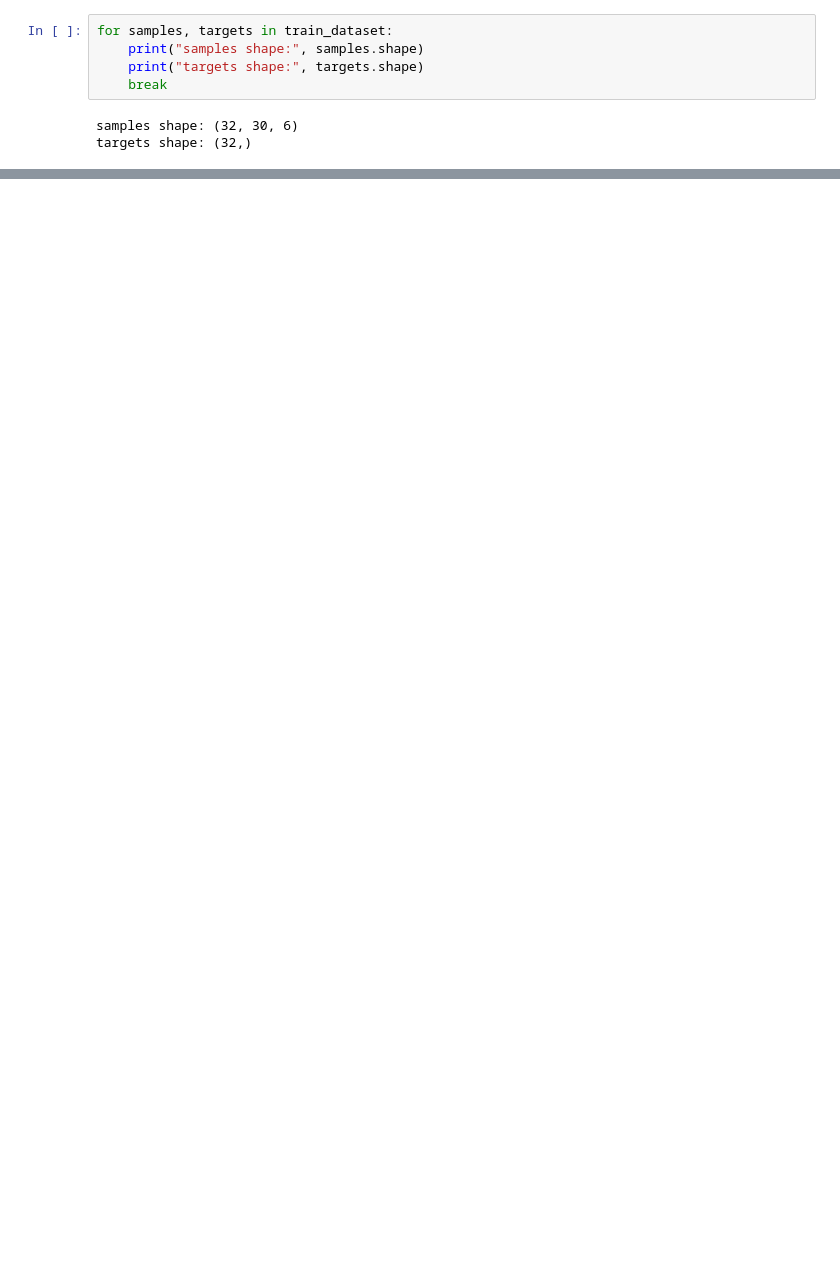
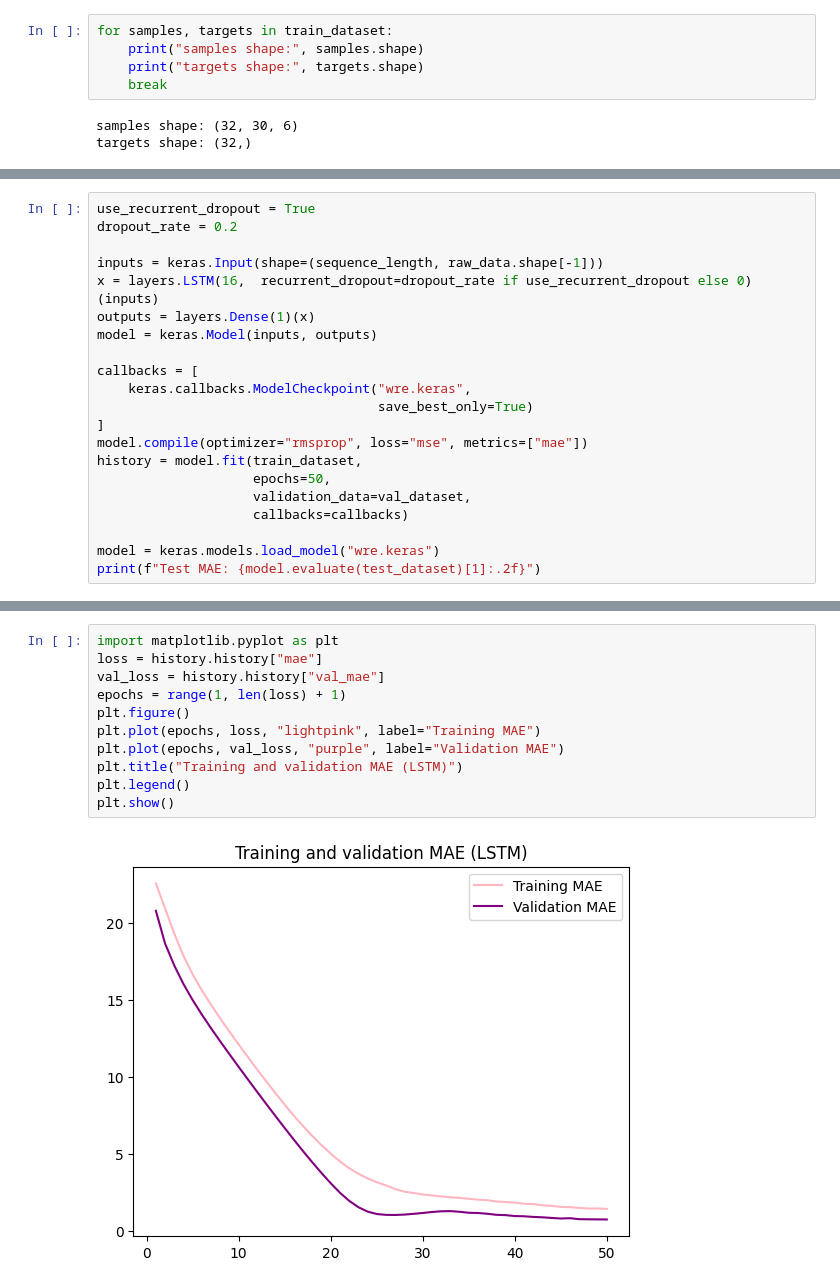
Before and after one commit to Vovleras/Taller3NunezVolveras, a Jupyter notebook: red.ipynb, the cells around one changed output, grey strips where cells are left out. Cells and saved outputs as stored; diff of their text form; blank space fills up the shorter version.

```diff
--- a/red.ipynb
+++ b/red.ipynb
@@ -176,0 +186,21 @@ targets shape: (32,)
+# %%
+use_recurrent_dropout = True
+dropout_rate = 0.2
+
+inputs = keras.Input(shape=(sequence_length, raw_data.shape[-1]))
+x = layers.LSTM(16,  recurrent_dropout=dropout_rate if use_recurrent_dropout else 0)(inputs)
+outputs = layers.Dense(1)(x)
+model = keras.Model(inputs, outputs)
+
+callbacks = [
+    keras.callbacks.ModelCheckpoint("wre.keras",
+                                    save_best_only=True)
+]
+model.compile(optimizer="rmsprop", loss="mse", metrics=["mae"])
+history = model.fit(train_dataset,
+                    epochs=50,
+                    validation_data=val_dataset,
+                    callbacks=callbacks)
+
+model = keras.models.load_model("wre.keras")
+print(f"Test MAE: {model.evaluate(test_dataset)[1]:.2f}")
@@ -176,0 +225,13 @@ targets shape: (32,)
+# %%
+import matplotlib.pyplot as plt
+loss = history.history["mae"]
+val_loss = history.history["val_mae"]
+epochs = range(1, len(loss) + 1)
+plt.figure()
+plt.plot(epochs, loss, "lightpink", label="Training MAE")
+plt.plot(epochs, val_loss, "purple", label="Validation MAE")
+plt.title("Training and validation MAE (LSTM)")
+plt.legend()
+plt.show()
+# %% [output]
+[figure, added]
```
Also changed, not shown: parts of 17 cells of this notebook, 2 other files.
